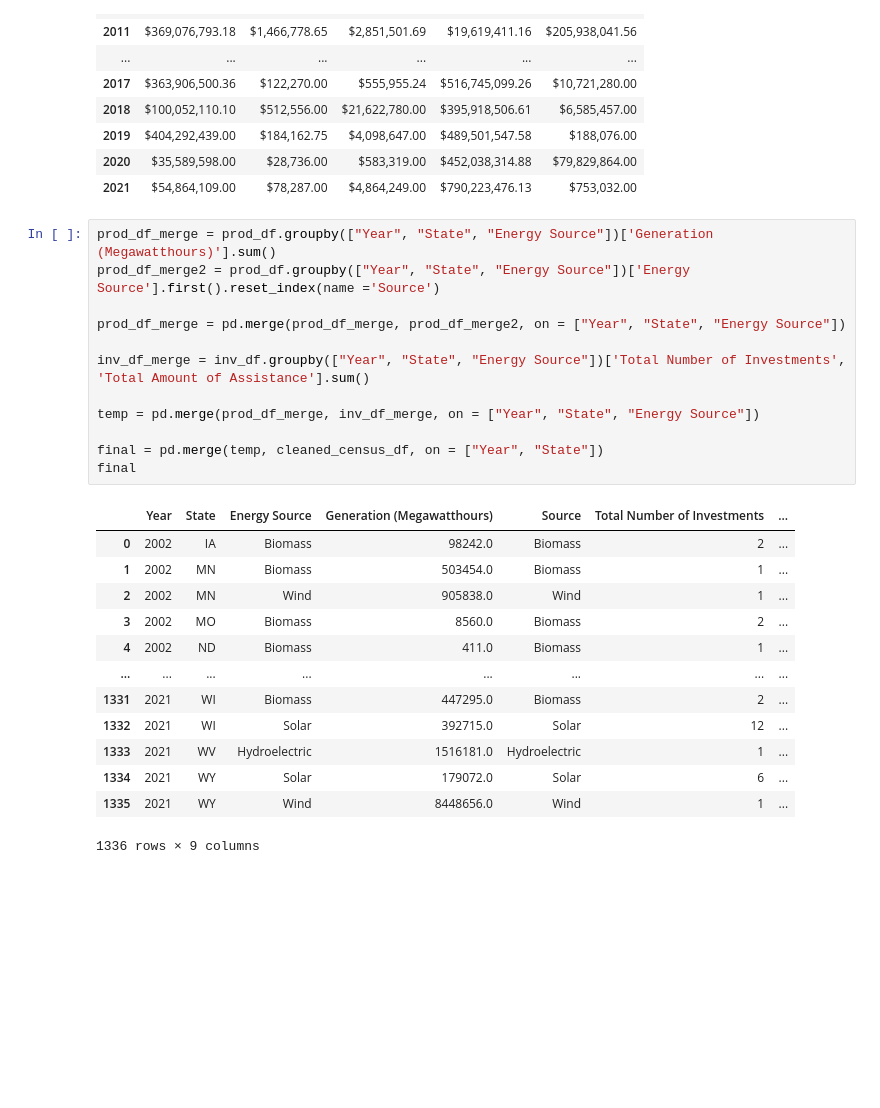
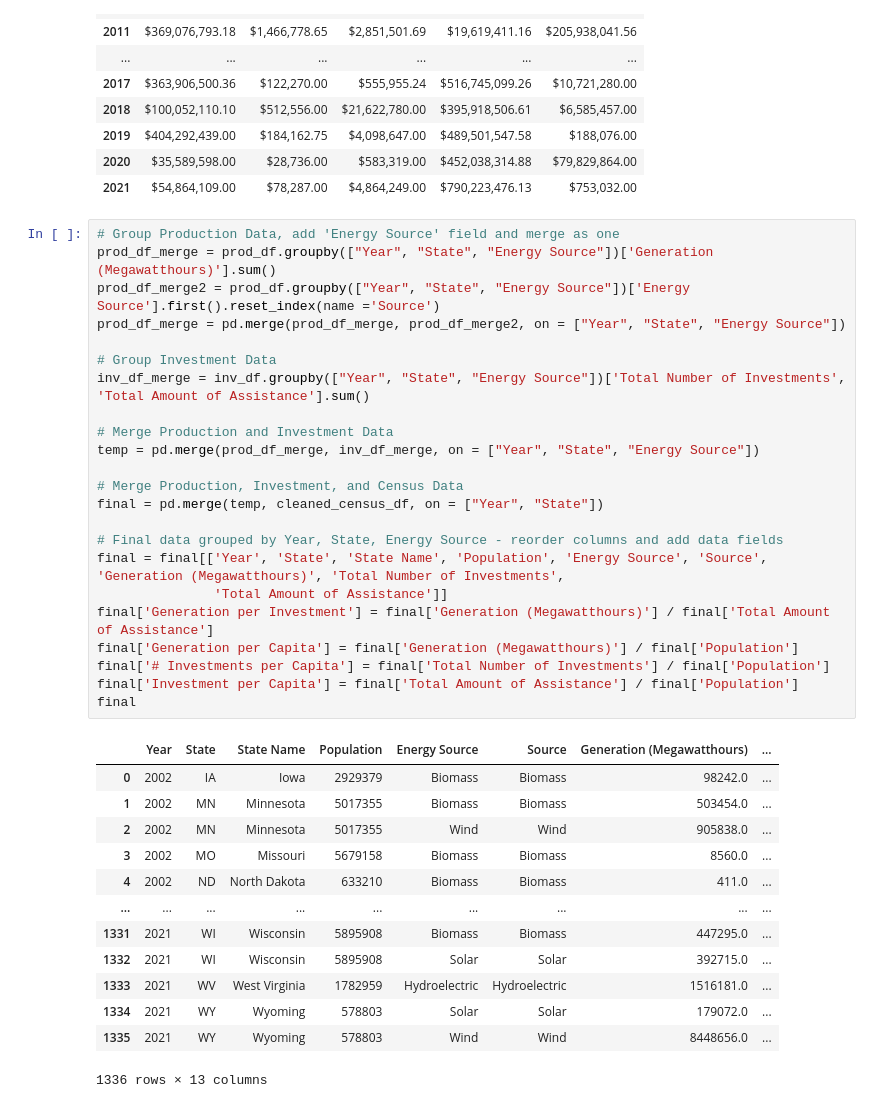
Before and after one commit to jrangel100/Project1, a Jupyter notebook: nrg_project_data.ipynb, the cells around one changed output. Drawn from its saved outputs; the diff is of its cells as text; blank space fills up the shorter version.

```diff
--- a/nrg_project_data.ipynb
+++ b/nrg_project_data.ipynb
@@ -486,28 +486,39 @@ energy_total
 | 2020 | $35,589,598.00 | $28,736.00 | $583,319.00 | $452,038,314.88 | $79,829,864.00 |
 | 2021 | $54,864,109.00 | $78,287.00 | $4,864,249.00 | $790,223,476.13 | $753,032.00 |
 # %%
+# Group Production Data, add 'Energy Source' field and merge as one
 prod_df_merge = prod_df.groupby(["Year", "State", "Energy Source"])['Generation (Megawatthours)'].sum()
 prod_df_merge2 = prod_df.groupby(["Year", "State", "Energy Source"])['Energy Source'].first().reset_index(name ='Source')
-
 prod_df_merge = pd.merge(prod_df_merge, prod_df_merge2, on = ["Year", "State", "Energy Source"])
 
+# Group Investment Data
 inv_df_merge = inv_df.groupby(["Year", "State", "Energy Source"])['Total Number of Investments', 'Total Amount of Assistance'].sum()
 
+# Merge Production and Investment Data
 temp = pd.merge(prod_df_merge, inv_df_merge, on = ["Year", "State", "Energy Source"])
 
+# Merge Production, Investment, and Census Data
 final = pd.merge(temp, cleaned_census_df, on = ["Year", "State"])
+
+# Final data grouped by Year, State, Energy Source - reorder columns and add data fields
+final = final[['Year', 'State', 'State Name', 'Population', 'Energy Source', 'Source', 'Generation (Megawatthours)', 'Total Number of Investments',
+               'Total Amount of Assistance']]
+final['Generation per Investment'] = final['Generation (Megawatthours)'] / final['Total Amount of Assistance']
+final['Generation per Capita'] = final['Generation (Megawatthours)'] / final['Population']
+final['# Investments per Capita'] = final['Total Number of Investments'] / final['Population']
+final['Investment per Capita'] = final['Total Amount of Assistance'] / final['Population']
 final
 # %% [output]
-|  | Year | State | Energy Source | Generation (Megawatthours) | Source | Total Number of Investments | ... |
-| 0 | 2002 | IA | Biomass | 98242.0 | Biomass | 2 | ... |
-| 1 | 2002 | MN | Biomass | 503454.0 | Biomass | 1 | ... |
-| 2 | 2002 | MN | Wind | 905838.0 | Wind | 1 | ... |
-| 3 | 2002 | MO | Biomass | 8560.0 | Biomass | 2 | ... |
-| 4 | 2002 | ND | Biomass | 411.0 | Biomass | 1 | ... |
-| ... | ... | ... | ... | ... | ... | ... | ... |
-| 1331 | 2021 | WI | Biomass | 447295.0 | Biomass | 2 | ... |
-| 1332 | 2021 | WI | Solar | 392715.0 | Solar | 12 | ... |
-| 1333 | 2021 | WV | Hydroelectric | 1516181.0 | Hydroelectric | 1 | ... |
-| 1334 | 2021 | WY | Solar | 179072.0 | Solar | 6 | ... |
-| 1335 | 2021 | WY | Wind | 8448656.0 | Wind | 1 | ... |
+|  | Year | State | State Name | Population | Energy Source | Source | Generation (Megawatthours) | ... |
+| 0 | 2002 | IA | Iowa | 2929379 | Biomass | Biomass | 98242.0 | ... |
+| 1 | 2002 | MN | Minnesota | 5017355 | Biomass | Biomass | 503454.0 | ... |
+| 2 | 2002 | MN | Minnesota | 5017355 | Wind | Wind | 905838.0 | ... |
+| 3 | 2002 | MO | Missouri | 5679158 | Biomass | Biomass | 8560.0 | ... |
+| 4 | 2002 | ND | North Dakota | 633210 | Biomass | Biomass | 411.0 | ... |
+| ... | ... | ... | ... | ... | ... | ... | ... | ... |
+| 1331 | 2021 | WI | Wisconsin | 5895908 | Biomass | Biomass | 447295.0 | ... |
+| 1332 | 2021 | WI | Wisconsin | 5895908 | Solar | Solar | 392715.0 | ... |
+| 1333 | 2021 | WV | West Virginia | 1782959 | Hydroelectric | Hydroelectric | 1516181.0 | ... |
+| 1334 | 2021 | WY | Wyoming | 578803 | Solar | Solar | 179072.0 | ... |
+| 1335 | 2021 | WY | Wyoming | 578803 | Wind | Wind | 8448656.0 | ... |
-1336 rows × 9 columns
+1336 rows × 13 columns
```
Also changed, not shown: parts of 2 cells of this notebook, 1 other file.
